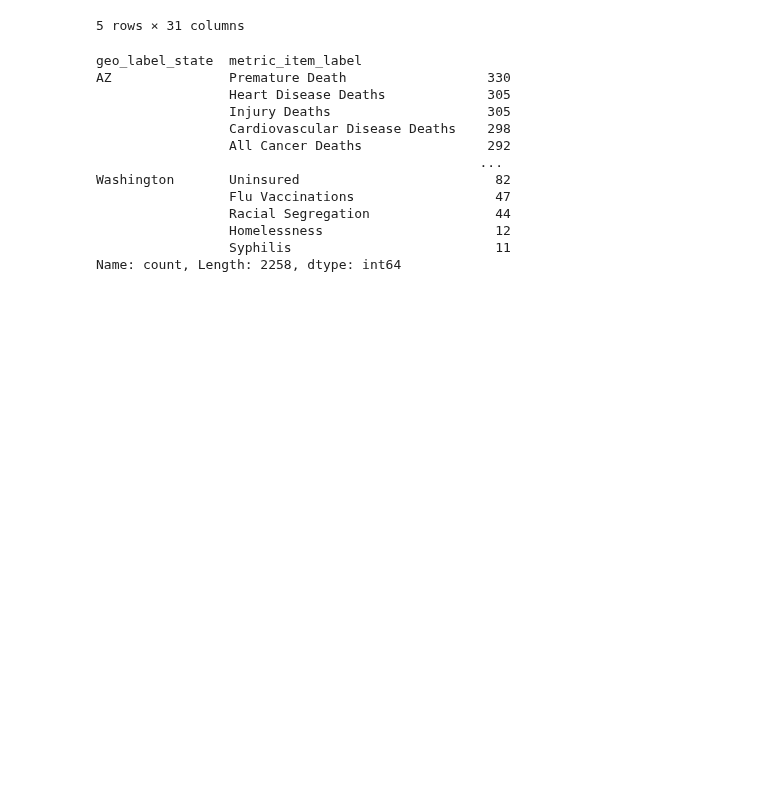
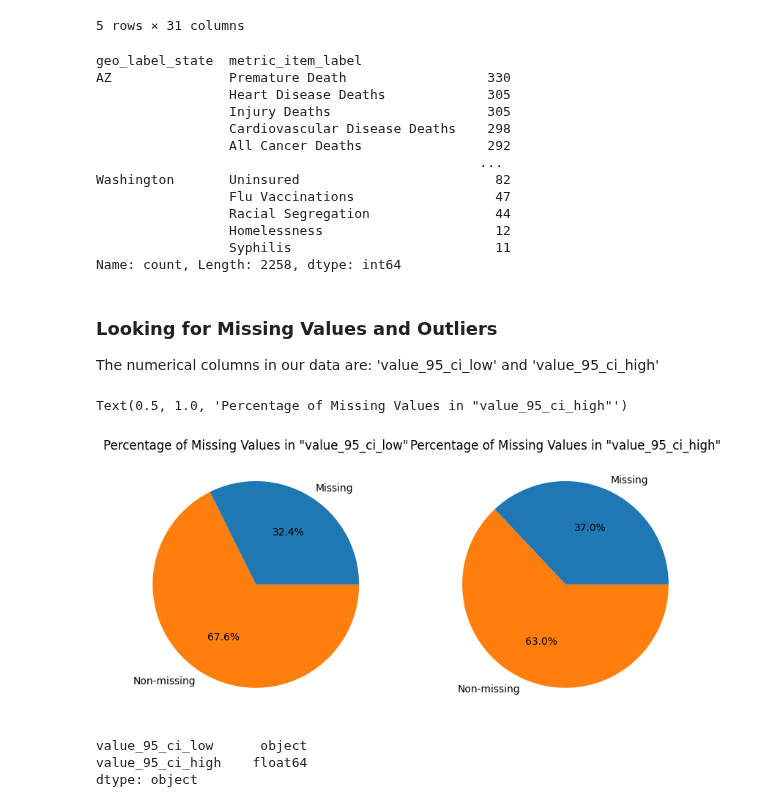
Before and after one commit to kohlerch/G4C-Project, a Jupyter notebook: Project/big-cities-health/BigCitiesHealth.ipynb, the cells around one changed output. Drawn from its saved outputs; the diff is of its cells as text; code cells hidden in the pictures; blank space fills up the shorter version.

Commit message:
Missing Data

```diff
--- a/Project/big-cities-health/BigCitiesHealth.ipynb
+++ b/Project/big-cities-health/BigCitiesHealth.ipynb
@@ -31,3 +31,31 @@ Washington       Uninsured                         82
                  Homelessness                      12
                  Syphilis                          11
 Name: count, Length: 2258, dtype: int64
+# %% [markdown]
+### Looking for Missing Values and Outliers
+The numerical columns in our data are: 'value_95_ci_low' and 'value_95_ci_high'
+# %%
+#Find NaNs in 'value_95_ci_low'
+nan_low = data['value_95_ci_low'].isna().value_counts()
+
+#Find NaNs in 'value_95_ci_low'
+nan_high = data['value_95_ci_high'].isna().value_counts()
+
+nan_low, nan_high
+
+fig, axs = plt.subplots(1, 2, figsize=(10, 5))
+
+# Plot the pie chart for 'value_95_ci_low'
+labels = ['Missing', 'Non-missing']
+sizes = [nan_low[True], nan_low[False]]
+axs[0].pie(sizes, labels=labels, autopct='%1.1f%%')
+axs[0].set_title('Percentage of Missing Values in "value_95_ci_low"')
+
+# Plot the pie chart for 'value_95_ci_high'
+labels = ['Missing', 'Non-missing']
+sizes = [nan_high[True], nan_high[False]]
+axs[1].pie(sizes, labels=labels, autopct='%1.1f%%')
+axs[1].set_title('Percentage of Missing Values in "value_95_ci_high"')
+# %% [output]
+Text(0.5, 1.0, 'Percentage of Missing Values in "value_95_ci_high"')
+[figure, added]
@@ -33,0 +65,7 @@ Name: count, Length: 2258, dtype: int64
+# %%
+num_col = data[['value_95_ci_low','value_95_ci_high']]
+num_col.dtypes
+# %% [output]
+value_95_ci_low      object
+value_95_ci_high    float64
+dtype: object
```
Also changed, not shown: parts of 1 cell of this notebook.
